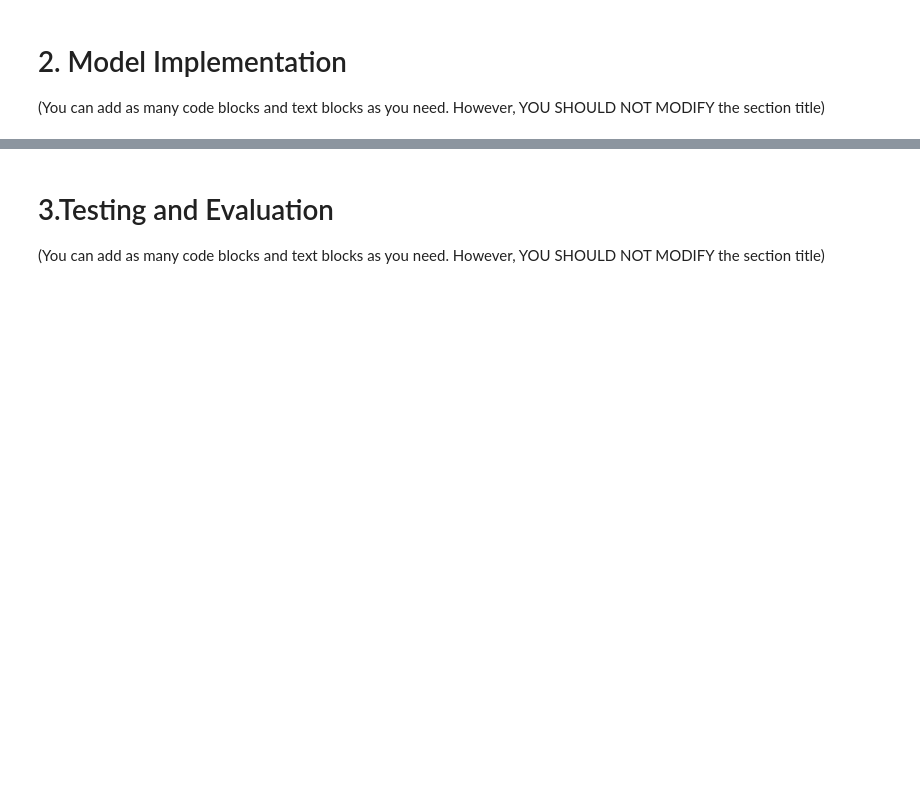
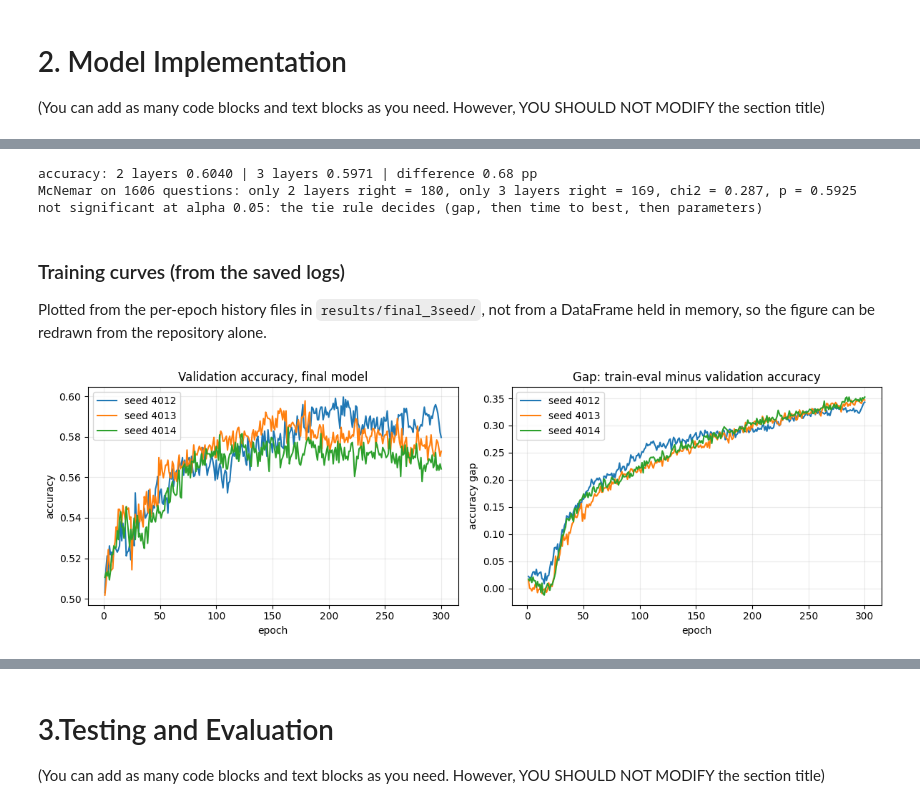
Before and after one commit to RayYouDS/cits4012-NLP-project, a Jupyter notebook: CITS4012_67.ipynb, the cells around one changed output, grey strips where cells are left out. Cells and saved outputs as stored; diff of their text form; code cells hidden in the pictures; blank space fills up the shorter version.

Commit message:
update: fix notebook cell 39 and change name

```diff
--- a/CITS4012_67.ipynb
+++ b/CITS4012_67.ipynb
@@ -403,0 +813,11 @@ from scripts.models.transformer_bi_classifier import TransformerClassifier
+# %%
+import json
+HAS_GIT = (REPO / '.git').exists()
+if not RUN_TRAINING:
+    # The saved record of the final run must agree with the settings written in the configuration cell.
+    saved_main = json.loads((REPO / 'experiments/E2/results/final_3seed/config.json').read_text(encoding='utf-8'))
+    for k, v in FROZEN.items():
+        if not k.startswith('_') and k != 'output_dir':
+            assert saved_main.get(k) == v, f'{k}: saved run has {saved_main.get(k)}, notebook has {v}'
+    assert saved_main['_commit'] == FROZEN['_commit'], 'saved run commit differs from the notebook'
+    print('frozen configuration matches the saved final run (final_3seed/config.json)')
@@ -403,0 +839,11 @@ from scripts.models.transformer_bi_classifier import TransformerClassifier
+# %%
+from pathlib import Path
+if RUN_TRAINING:
+    from google.colab import drive
+    drive.mount('/content/drive')
+    RUN_TAG = 'e2_smoke_300' if SMOKE_TEST else 'e2_full_300'
+    OUT_ROOT = Path('/content/drive/MyDrive/cits4012') / RUN_TAG
+else:
+    OUT_ROOT = REPO / 'experiments/E2/results'
+OUT_ROOT.mkdir(parents=True, exist_ok=True)
+print("results root ->", OUT_ROOT)
@@ -403,0 +1209,57 @@ from scripts.models.transformer_bi_classifier import TransformerClassifier
+# %%
+# Stage 3 tie check: 2 layers against 3 layers, both dropout 0.3, validation set, seed 4012.
+# Reads the two saved prediction files only. No training.
+try:
+    from scripts.evaluation.evaluate import mcnemar_test
+except ImportError:   # scripts/ not on the path: same continuity-corrected test, computed here
+    import math
+    def mcnemar_test(a, b):
+        only_a = int((a & ~b).sum()); only_b = int((~a & b).sum())
+        chi2 = (abs(only_a - only_b) - 1) ** 2 / (only_a + only_b)
+        return {'only_a': only_a, 'only_b': only_b, 'chi2': chi2, 'p_value': math.erfc(math.sqrt(chi2 / 2))}
+
+def load_correct(folder):
+    frame = pd.read_csv(OUT_ROOT / folder / 'm3_transformer_lr0.0009_seed4012_val_predictions.csv')
+    correct = frame['correct']
+    if correct.dtype != bool:
+        correct = correct.astype(str).str.lower().isin(['true', '1'])
+    return frame[['row_id', 'label']].assign(correct=correct.to_numpy())
+
+two = load_correct('s3_layers2')
+three = load_correct('s2_dropout0.3')
+pair = two.merge(three, on='row_id', suffixes=('_2', '_3'))
+assert len(pair) == EXPECTED_VALID_ROWS, len(pair)
+assert (pair.label_2 == pair.label_3).all(), 'labels differ between the two runs'
+c2 = pair.correct_2.to_numpy(dtype=bool)
+c3 = pair.correct_3.to_numpy(dtype=bool)
+res = mcnemar_test(c2, c3)
+print(f"accuracy: 2 layers {c2.mean():.4f} | 3 layers {c3.mean():.4f} | difference {100*(c2.mean()-c3.mean()):.2f} pp")
+print(f"McNemar on {len(pair)} questions: only 2 layers right = {res['only_a']}, "
+      f"only 3 layers right = {res['only_b']}, chi2 = {res['chi2']:.3f}, p = {res['p_value']:.4f}")
+print('not significant at alpha 0.05: the tie rule decides (gap, then time to best, then parameters)'
+      if res['p_value'] >= 0.05 else 'significant at alpha 0.05')
+# %% [output]
+accuracy: 2 layers 0.6040 | 3 layers 0.5971 | difference 0.68 pp
+McNemar on 1606 questions: only 2 layers right = 180, only 3 layers right = 169, chi2 = 0.287, p = 0.5925
+not significant at alpha 0.05: the tie rule decides (gap, then time to best, then parameters)
+# %% [markdown]
+### Training curves (from the saved logs)
+
+Plotted from the per-epoch history files in `results/final_3seed/`, not from a DataFrame held in memory, so the figure can be redrawn from the repository alone.
+# %%
+import matplotlib.pyplot as plt
+fig, axes = plt.subplots(1, 2, figsize=(12, 4))
+for seed in SEEDS:
+    h = pd.read_csv(OUT_ROOT / 'final_3seed' / f'm3_transformer_lr0.0009_seed{seed}_history.csv')
+    axes[0].plot(h['epoch'], h['valid_accuracy'], label=f'seed {seed}')
+    axes[1].plot(h['epoch'], h['train_eval_accuracy'] - h['valid_accuracy'], label=f'seed {seed}')
+axes[0].set(title='Validation accuracy, final model', xlabel='epoch', ylabel='accuracy')
+axes[1].set(title='Gap: train-eval minus validation accuracy', xlabel='epoch', ylabel='accuracy gap')
+for ax in axes:
+    ax.grid(alpha=0.25)
+    ax.legend()
+fig.tight_layout()
+fig.savefig(OUT_ROOT / 'e2_final_curves.png', dpi=150, bbox_inches='tight')
+plt.show()
+# %% [output]
+[figure, added]
```
Also changed, not shown: parts of 89 cells of this notebook, 1 other file.
